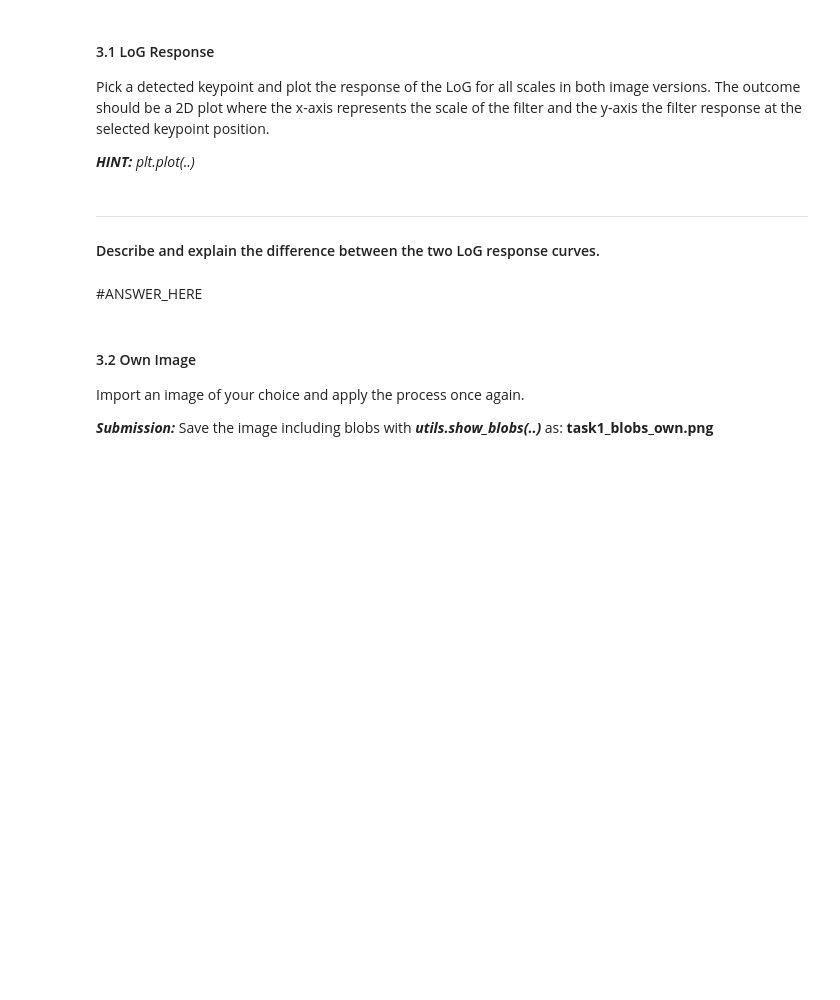
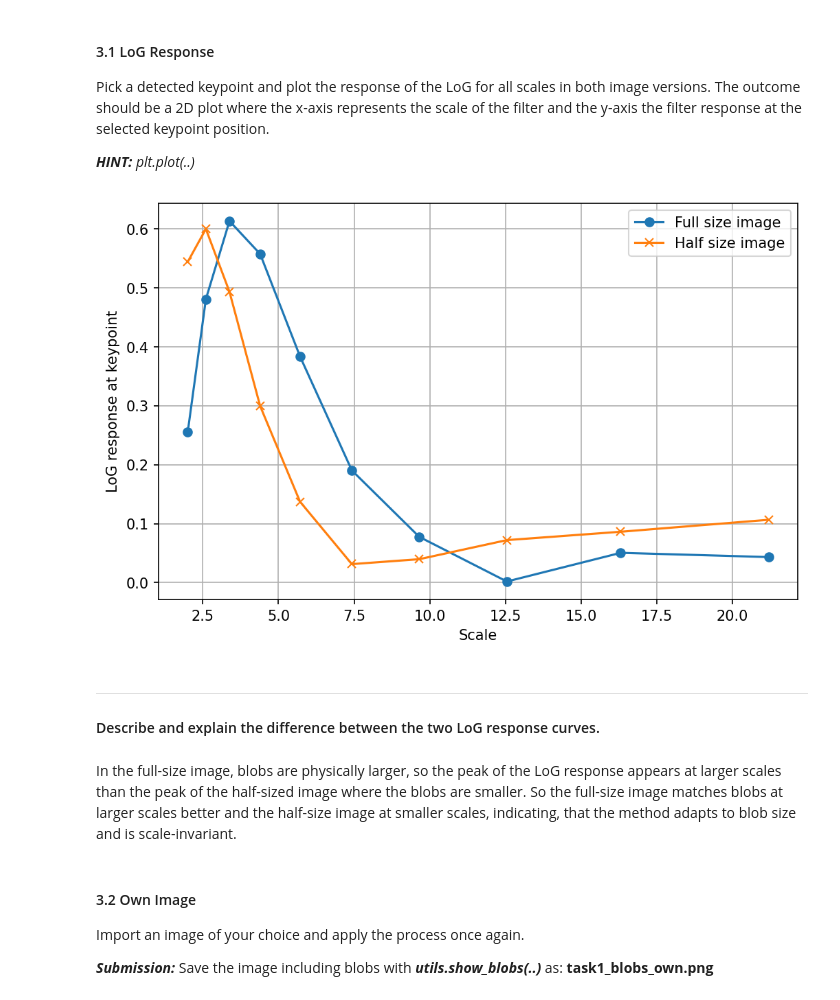
Before and after one commit to gissuvalentina/ComputerVision_Group14_Assignment1, a Jupyter notebook: Assignment1/TASK1/Task1.ipynb, the cells around one changed output. Cells and saved outputs as stored; diff of their text form; code cells hidden in the pictures; blank space fills up the shorter version.

```diff
--- a/Assignment1/TASK1/Task1.ipynb
+++ b/Assignment1/TASK1/Task1.ipynb
@@ -112,8 +124,37 @@ _plt.plot(..)_
+# %%
+#student_code start
+
+# Pick keypoint and get LoG responses across all scales from full-size image
+keypoint = peaks[0]
+row, col, _ = keypoint
+responses_full = scale_space[row, col, :]
+scales_full = all_sigmas
+
+# Same for Half-size image
+keypoint_half = peaks_half[0]
+row_h, col_h, _ = keypoint_half
+responses_half = scale_space_half[row_h, col_h, :]
+scales_half = all_sigmas_half
+
+# Plot
+plt.figure(figsize=(8, 5))
+plt.plot(scales_full, responses_full, marker='o', label='Full size image')
+plt.plot(scales_half, responses_half, marker='x', label='Half size image')
+
+plt.xlabel('Scale')
+plt.ylabel('LoG response at keypoint')
+plt.legend()
+plt.grid(True)
+plt.show()
+
+#student_code end
+# %% [output]
+[figure, added]
 # %% [markdown]
 ***
 #### Describe and explain the difference between the two LoG response curves.
-# %% [markdown]
-#ANSWER_HERE
+# %% [markdown]
+In the full-size image, blobs are physically larger, so the peak of the LoG response appears at larger scales than the peak of the half-sized image where the blobs are smaller. So the full-size image matches blobs at larger scales better and the half-size image at smaller scales, indicating, that the method adapts to blob size and is scale-invariant.
 # %% [markdown]
 #### 3.2 Own Image
 
```
Also changed, not shown: parts of 11 cells of this notebook, 3 other files.
